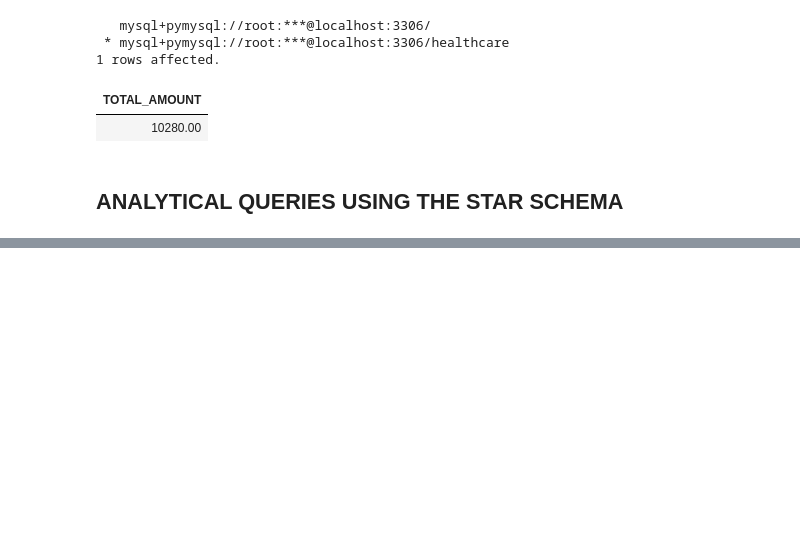
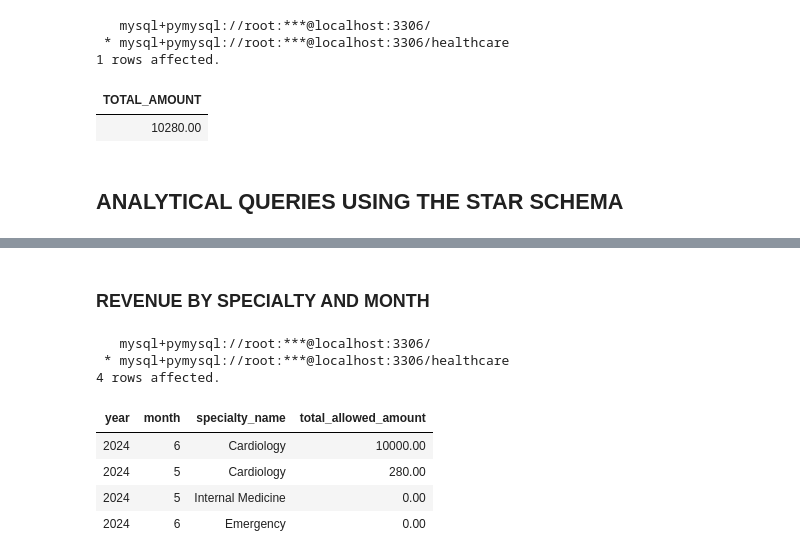
Before and after one commit to PercyAyimbilaNsolemna/Health_Analytics, a Jupyter notebook: Notebooks/healthcareAnalytics.ipynb, the cells around one changed output, grey strips where cells are left out. Drawn from its saved outputs; the diff is of its cells as text; code cells hidden in the pictures; blank space fills up the shorter version.

```diff
--- a/Notebooks/healthcareAnalytics.ipynb
+++ b/Notebooks/healthcareAnalytics.ipynb
@@ -992,0 +1042,17 @@ FROM fact_encounter;
+# %% [markdown]
+### **REVENUE BY SPECIALTY AND MONTH**
+# %%
+#Reads the sql script
+revenueBySpecialtyContent = read_sql_file(project_root / "OLAP" / "Analytical_Queries" / "revenueBySpecialty.sql")
+
+#Creates the orders table
+%sql $revenueBySpecialtyContent;
+# %% [output]
+   mysql+pymysql://root:***@localhost:3306/
+ * mysql+pymysql://root:***@localhost:3306/healthcare
+4 rows affected.
+| year | month | specialty_name | total_allowed_amount |
+| 2024 | 6 | Cardiology | 10000.00 |
+| 2024 | 5 | Cardiology | 280.00 |
+| 2024 | 5 | Internal Medicine | 0.00 |
+| 2024 | 6 | Emergency | 0.00 |
```
Also changed, not shown: parts of 9 cells of this notebook.
